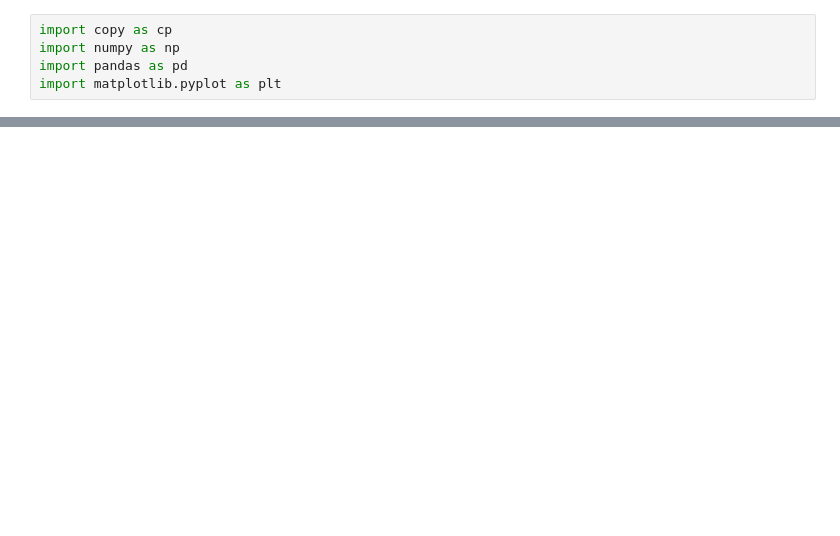
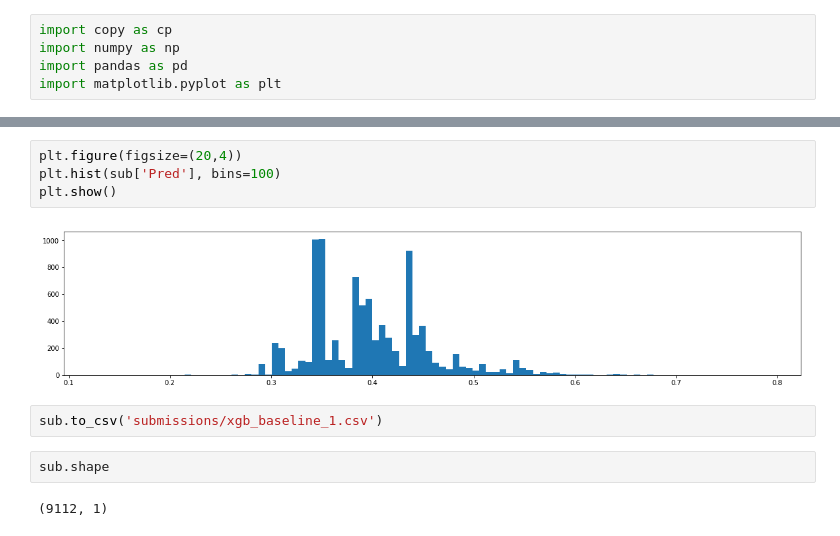
Before and after one commit to TheMoods/MarchMadness, a Jupyter notebook: Baseline_1.ipynb, the cells around one changed output, grey strips where cells are left out. Drawn from its saved outputs; the diff is of its cells as text; blank space fills up the shorter version.

Commit message:
:zap: first proper baseline model, pretty shit though (.66 public score)

```diff
--- a/Baseline_1.ipynb
+++ b/Baseline_1.ipynb
@@ -159,0 +198,12 @@ sub.head()
+# %%
+plt.figure(figsize=(20,4))
+plt.hist(sub['Pred'], bins=100)
+plt.show()
+# %% [output]
+[figure, added]
+# %%
+sub.to_csv('submissions/xgb_baseline_1.csv')
+# %%
+sub.shape
+# %% [output]
+(9112, 1)
```
Also changed, not shown: parts of 13 cells of this notebook, 2 other files.
